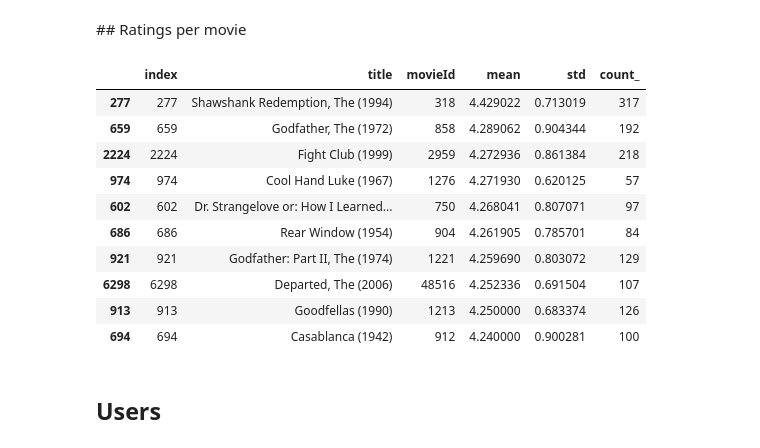
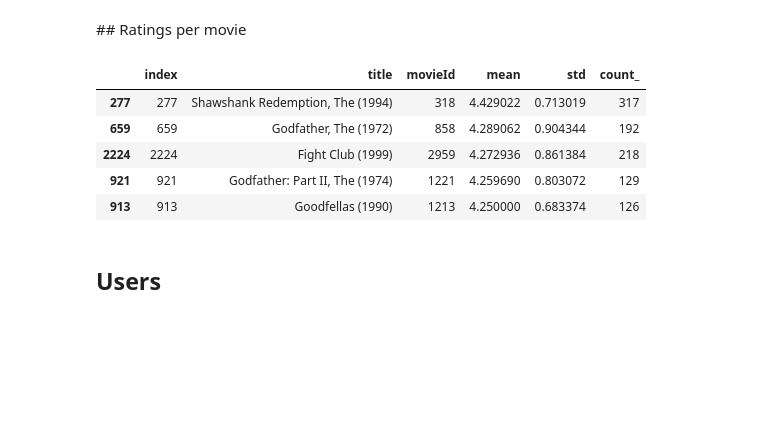
Before and after one commit to chenjoshua7/RecommendationSystems_NetworksFP, a Jupyter notebook: eda.ipynb, the cells around one changed output. Drawn from its saved outputs; the diff is of its cells as text; code cells hidden in the pictures; blank space fills up the shorter version.

```diff
--- a/eda.ipynb
+++ b/eda.ipynb
@@ -123,21 +123,16 @@ plt.show()
 # %%
 movie_ratings = ratings.groupby('movieId').agg({'rating': ['mean', 'count', 'std']})
 movie_ratings.columns = ['mean', 'count_', 'std']
 movie_ratings = pd.merge(movie_ratings, movies, on='movieId', how='left')[['title', 'movieId', 'mean', 'std', 'count_']]
 
-movie_ratings = movie_ratings.reset_index().query('count_ > 50')
-movie_ratings.sort_values('mean', ascending=False).head(10)
+movie_ratings = movie_ratings.reset_index().query('count_ > 120')
+movie_ratings.sort_values('mean', ascending=False).head(5)
 # %% [output]
 |  | index | title | movieId | mean | std | count_ |
 | 277 | 277 | Shawshank Redemption, The (1994) | 318 | 4.429022 | 0.713019 | 317 |
 | 659 | 659 | Godfather, The (1972) | 858 | 4.289062 | 0.904344 | 192 |
 | 2224 | 2224 | Fight Club (1999) | 2959 | 4.272936 | 0.861384 | 218 |
-| 974 | 974 | Cool Hand Luke (1967) | 1276 | 4.271930 | 0.620125 | 57 |
-| 602 | 602 | Dr. Strangelove or: How I Learned... | 750 | 4.268041 | 0.807071 | 97 |
-| 686 | 686 | Rear Window (1954) | 904 | 4.261905 | 0.785701 | 84 |
 | 921 | 921 | Godfather: Part II, The (1974) | 1221 | 4.259690 | 0.803072 | 129 |
-| 6298 | 6298 | Departed, The (2006) | 48516 | 4.252336 | 0.691504 | 107 |
 | 913 | 913 | Goodfellas (1990) | 1213 | 4.250000 | 0.683374 | 126 |
-| 694 | 694 | Casablanca (1942) | 912 | 4.240000 | 0.900281 | 100 |
 # %% [markdown]
 ## Users
```
Also changed, not shown: parts of 11 cells of this notebook, 11 other files.
